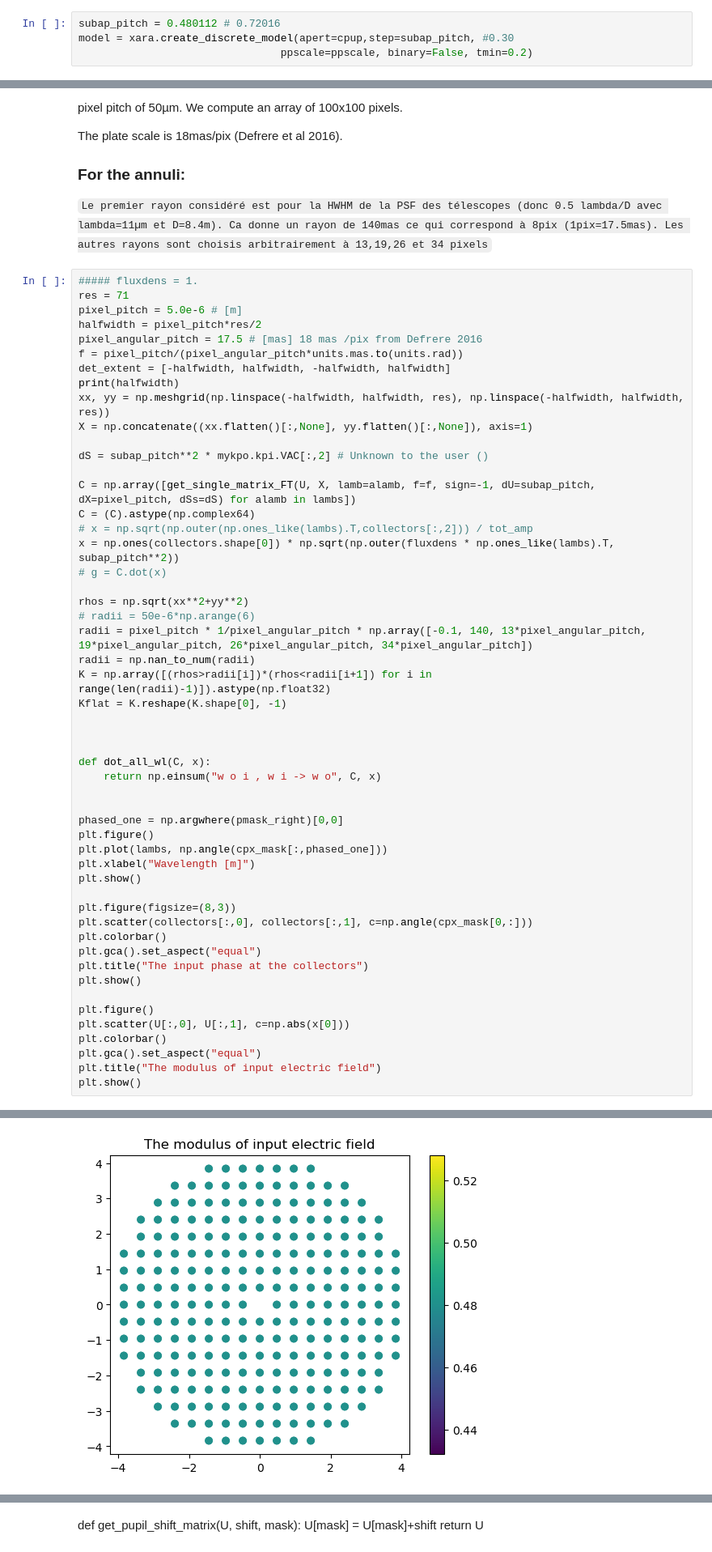
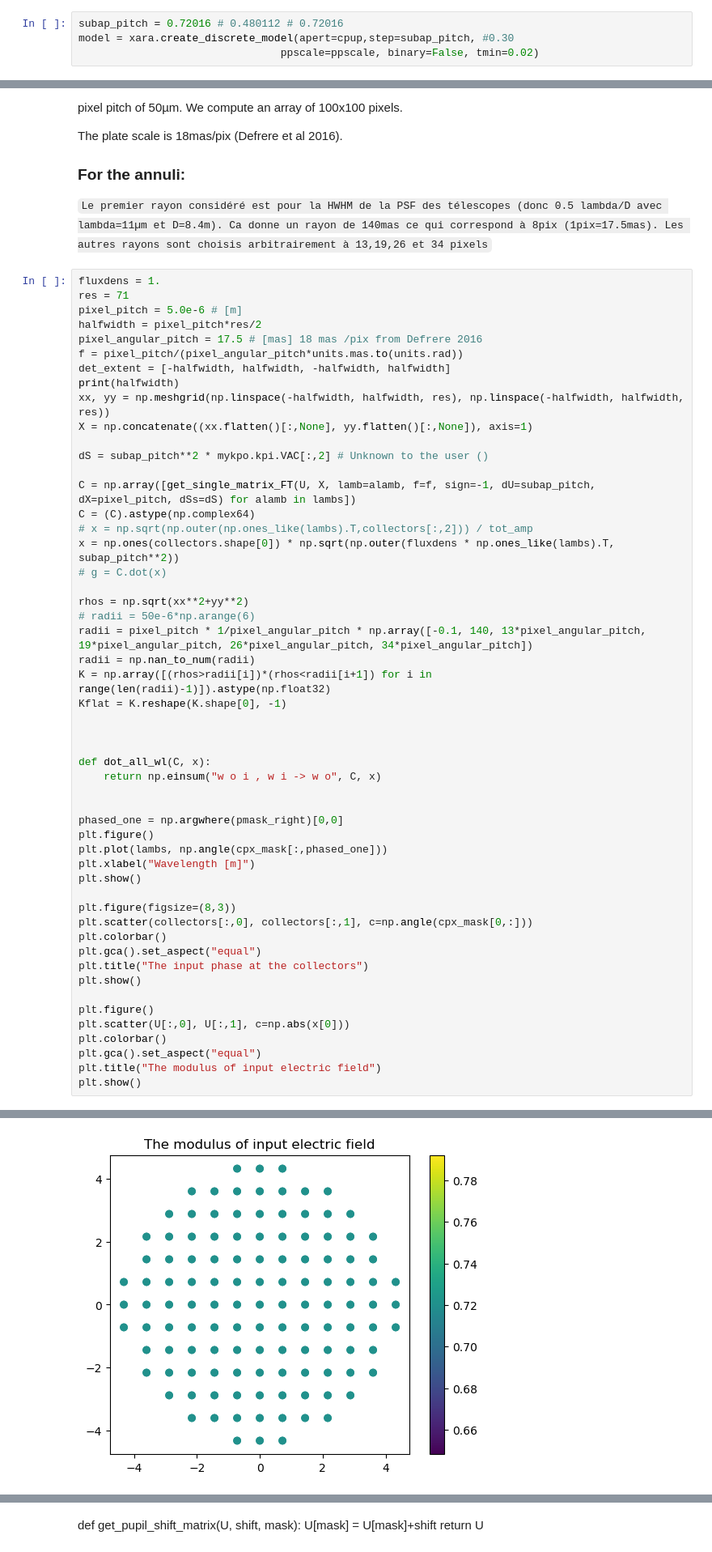
Before and after one commit to rlaugier/nifits, a Jupyter notebook: examples/lbti_test_3.ipynb, the cells around one changed output, grey strips where cells are left out. Shown at 81% size. Saved outputs shown, nothing was run; the diff lists cells and outputs as text.

````diff
--- a/examples/lbti_test_3.ipynb
+++ b/examples/lbti_test_3.ipynb
@@ -67,9 +67,9 @@ The created model is stored into a `kpo.kpi` object for pure convenience. `kpi`
 
 For the `subap_pitch`, it is mandatory to satisfy $\frac{\lambda}{2b}\geq \rho_{max}$ where $\rho_{max}$ is the fov radius. It is recommended to us a pitch that is an integer fraction of the baseline.
 # %%
-subap_pitch = 0.480112 # 0.72016
+subap_pitch = 0.72016 # 0.480112 # 0.72016
 model = xara.create_discrete_model(apert=cpup,step=subap_pitch, #0.30
-                                ppscale=ppscale, binary=False, tmin=0.2)
+                                ppscale=ppscale, binary=False, tmin=0.02)
 # %%
 mykpo = saro.KPO(array=model, )
 mykpo.CWAVEL = 10.0e-6
@@ -367,7 +369,7 @@ The plate scale is 18mas/pix (Defrere et al 2016).
 
 ```Le premier rayon considéré est pour la HWHM de la PSF des télescopes (donc 0.5 lambda/D avec lambda=11µm et D=8.4m). Ca donne un rayon de 140mas ce qui correspond à 8pix (1pix=17.5mas). Les autres rayons sont choisis arbitrairement à 13,19,26 et 34 pixels```
 # %%
-##### fluxdens = 1.
+fluxdens = 1.
 res = 71
 pixel_pitch = 5.0e-6 # [m]
 halfwidth = pixel_pitch*res/2
@@ -425,4 +427,4 @@ plt.show()
-[figure, old version]
+[figure, new version]
 # %% [markdown]
 ### At this stage, the result is adimensional
 $ph.s^{-1}.m^{-2}$ per spectral channel for 1 $ ph.s^{-1}.m^{-2}$ per spcectral channel at the pupil. So it is a light concentration factor.
````
Also changed, not shown: parts of 14 cells of this notebook, 3 other files.
